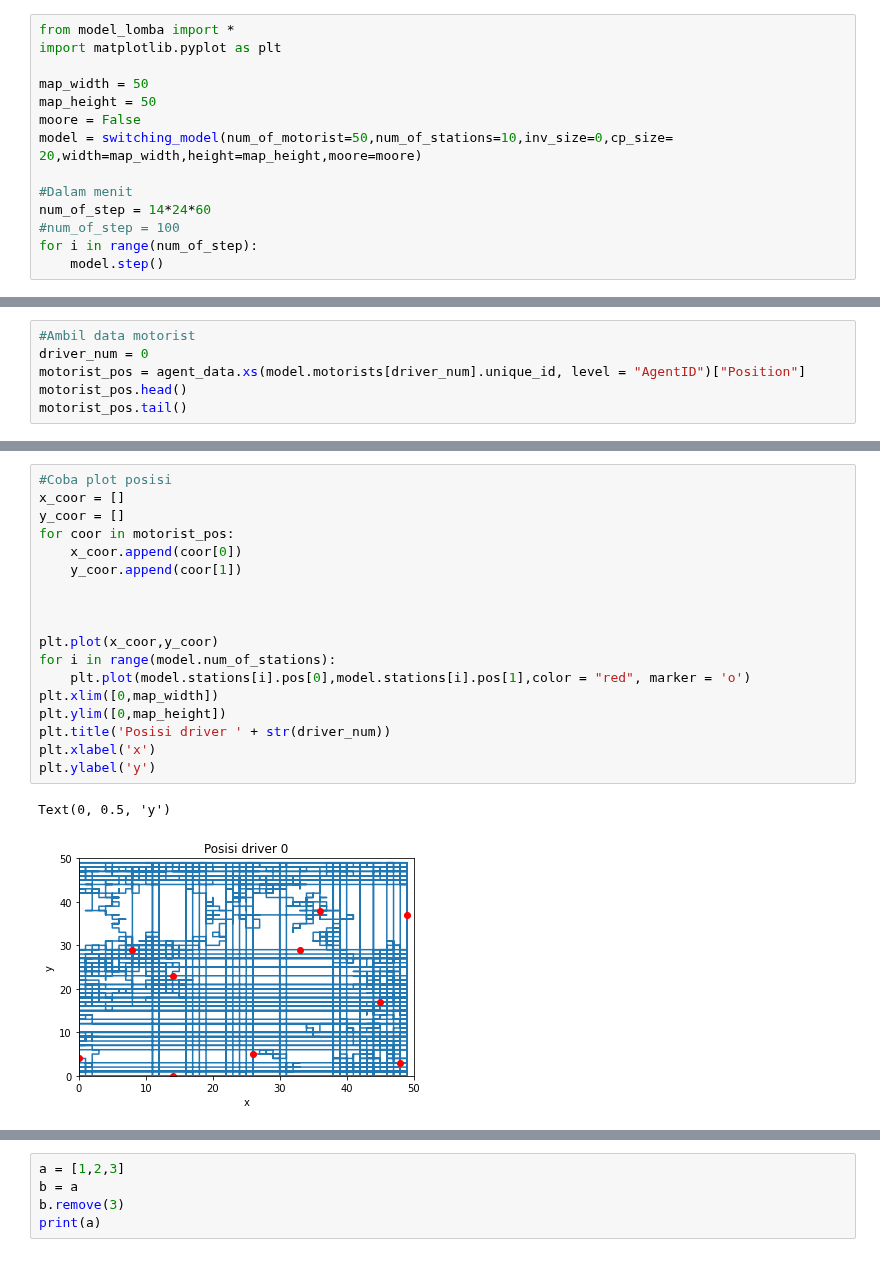
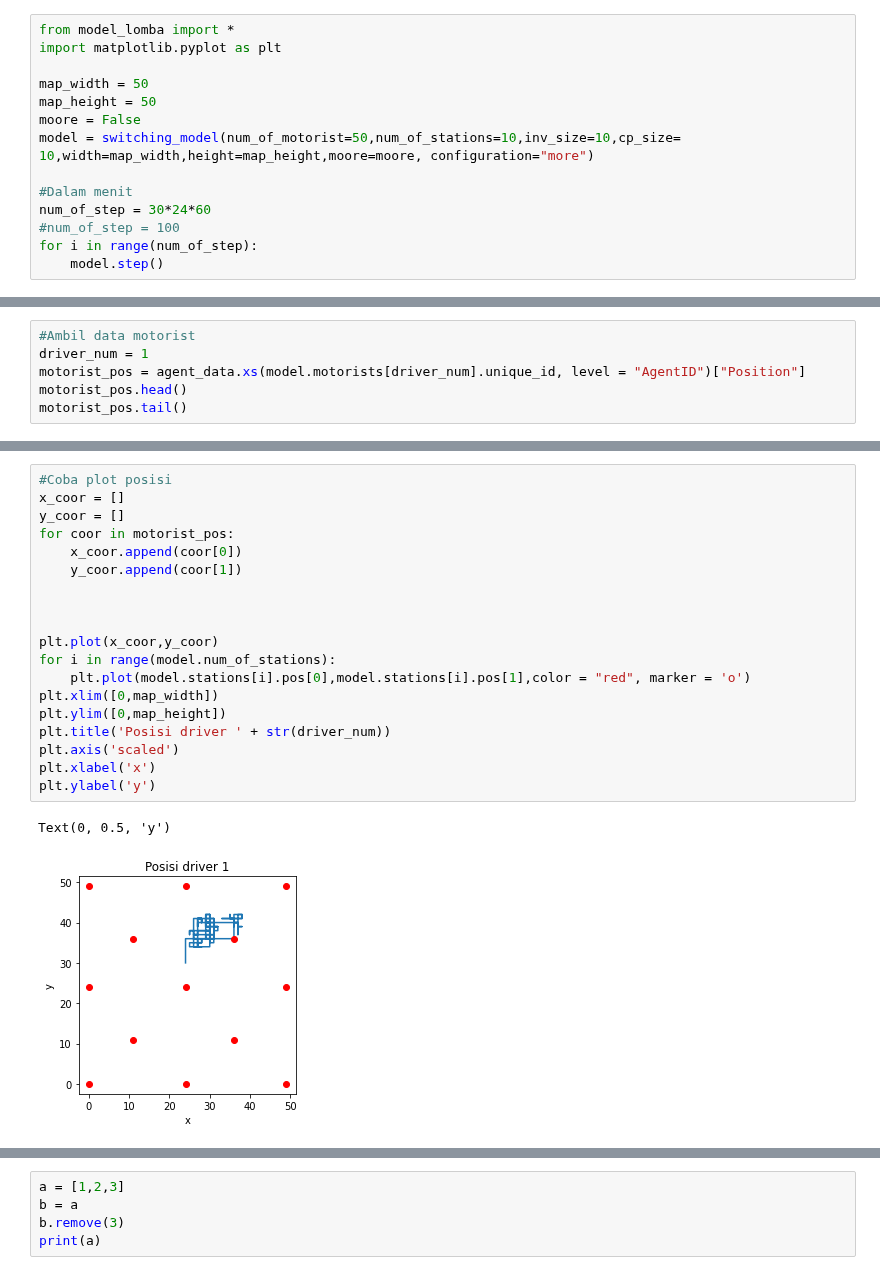
Before and after one commit to lakubis/LionIsACat, a Jupyter notebook: Felix_Learn/run_model_lomba.ipynb, the cells around one changed output, grey strips where cells are left out. Saved outputs shown, nothing was run; the diff lists cells and outputs as text.

Commit message:
Added station distribution

```diff
--- a/Felix_Learn/run_model_lomba.ipynb
+++ b/Felix_Learn/run_model_lomba.ipynb
@@ -5,10 +5,10 @@ import matplotlib.pyplot as plt
 map_width = 50
 map_height = 50
 moore = False
-model = switching_model(num_of_motorist=50,num_of_stations=10,inv_size=0,cp_size= 20,width=map_width,height=map_height,moore=moore)
+model = switching_model(num_of_motorist=50,num_of_stations=10,inv_size=10,cp_size= 10,width=map_width,height=map_height,moore=moore, configuration="more")
 
 #Dalam menit
-num_of_step = 14*24*60
+num_of_step = 30*24*60
 #num_of_step = 100
 for i in range(num_of_step):
     model.step()
@@ -154,6 +165,6 @@ Name: CP_empty, dtype: int64
 # %%
 #Ambil data motorist
-driver_num = 0
+driver_num = 1
 motorist_pos = agent_data.xs(model.motorists[driver_num].unique_id, level = "AgentID")["Position"]
 motorist_pos.head()
 motorist_pos.tail()
@@ -168,23 +179,24 @@ Name: Position, dtype: object
 # %%
 #Coba plot posisi
 x_coor = []
 y_coor = []
 for coor in motorist_pos:
     x_coor.append(coor[0])
     y_coor.append(coor[1])
 
 
 
 plt.plot(x_coor,y_coor)
 for i in range(model.num_of_stations):
     plt.plot(model.stations[i].pos[0],model.stations[i].pos[1],color = "red", marker = 'o')
 plt.xlim([0,map_width])
 plt.ylim([0,map_height])
 plt.title('Posisi driver ' + str(driver_num))
+plt.axis('scaled')
 plt.xlabel('x')
 plt.ylabel('y')
 # %% [output]
 Text(0, 0.5, 'y')
-[figure, old version]
+[figure, new version]
 # %%
 #Cek baterai
```
Also changed, not shown: parts of 12 cells of this notebook, 1 other file.
